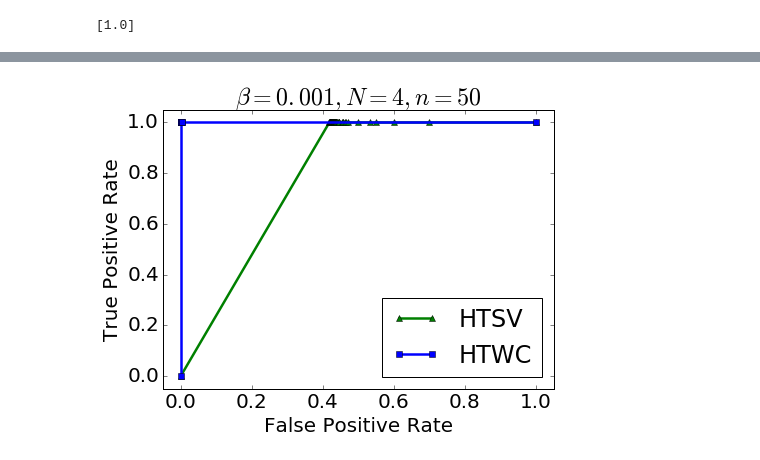
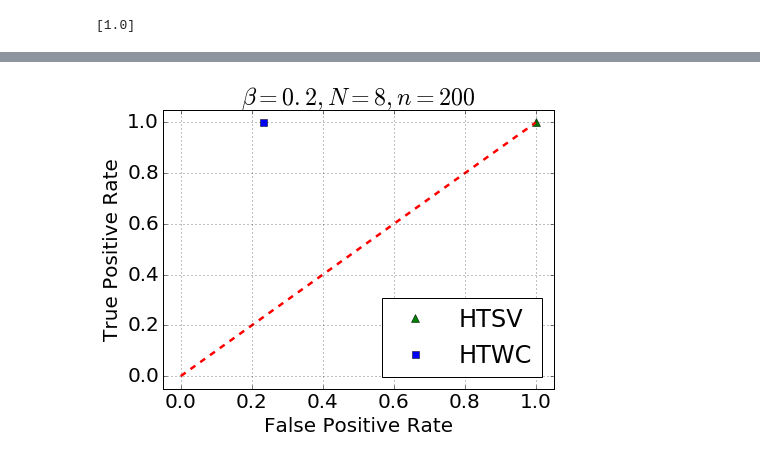
Before and after one commit to jingzbu/ROCHM, a Jupyter notebook: ROC_analysis_ordinary_Hoeffding.ipynb, the cells around one changed output, grey strips where cells are left out. Drawn from its saved outputs; the diff is of its cells as text; code cells hidden in the pictures.

```diff
--- a/ROC_analysis_ordinary_Hoeffding.ipynb
+++ b/ROC_analysis_ordinary_Hoeffding.ipynb
@@ -113,7 +139,7 @@ def count_one(x):
             s += 1
     return s, len(x) - s
 # %%
-positive_sample_len_list = range(10, 1000, 10)
+positive_sample_len_list = [int(num_test_sample/2)]
 
 TPR_wc = []
 
@@ -132,7 +158,7 @@ TPR_wc
 # %% [output]
 [1.0]
 # %%
-negative_sample_len_list = range(10, 1000, 10)
+negative_sample_len_list = [int(num_test_sample/2)]
 
 FPR_wc = []
 
@@ -171,7 +181,7 @@ range(100, 1100, 100)
 # %% [output]
 [100, 200, 300, 400, 500, 600, 700, 800, 900, 1000]
 # %%
-positive_sample_len_list = range(10, 1000, 10)
+positive_sample_len_list = [int(num_test_sample/2)]
 
 TPR_sv = []
 
@@ -190,7 +200,7 @@ TPR_sv
 # %% [output]
 [1.0]
 # %%
-negative_sample_len_list = range(10, 1000, 10)
+negative_sample_len_list = [int(num_test_sample/2)]
 
 FPR_sv = []
 
@@ -265,38 +243,42 @@ roc_sv_pts, roc_wc_pts
 # %%
 import matplotlib.pyplot as plt
 import pylab
 from pylab import *
 %matplotlib inline
+import itertools
+
+
+plt.figure(figsize=(7, 5))
 
 font = {'family' : 'normal',
         'weight' : 'normal',
         'size'   : 20}
 
-plt.figure(figsize=(7, 5))
-
 matplotlib.rc('font', **font)
 
-roc_sv, = plt.plot([0] + [roc_sv_pts[idx][0] for idx in range(len(roc_sv_pts))] + [1], \
-                   [0] + [roc_sv_pts[idx][1] for idx in range(len(roc_sv_pts))] + [1], "g-^", linewidth=2.5, \
-                   markersize=6)
-roc_wc, = plt.plot([0] + [roc_wc_pts[idx][0] for idx in range(len(roc_wc_pts))] + [1], \
-                   [0] + [roc_wc_pts[idx][1] for idx in range(len(roc_wc_pts))] + [1], "b-s", linewidth=2.5, \
-                  markersize=6)
+roc_sv, = plt.plot([roc_sv_pts[idx][0] for idx in range(len(roc_sv_pts))], \
+                   [roc_sv_pts[idx][1] for idx in range(len(roc_sv_pts))], "g^", linewidth=3.5, \
+                   markersize=8)
+roc_wc, = plt.plot([roc_wc_pts[idx][0] for idx in range(len(roc_wc_pts))], \
+                   [roc_wc_pts[idx][1] for idx in range(len(roc_wc_pts))], "bs", linewidth=3.5, \
+                   markersize=7)
 
-plt.legend([roc_sv, roc_wc], [r"HTSV", r"HTWC"], loc=4)
+plt.plot([0, 1], [0, 1], "r--", linewidth=2.5)
+
+plt.legend([roc_sv, roc_wc], [r"HTSV", r"HTWC"], loc=4, numpoints=1)
 plt.title(r"$\beta = %s, N = %s, n = %s$"%(beta_1, N, n))
 # plt.xticks(N_list)
 
 pylab.xlim(-0.05, 1.05)
 pylab.ylim(-0.05, 1.05)
 
 plt.xlabel('False Positive Rate')
 plt.ylabel('True Positive Rate')
-# plt.grid()
+plt.grid()
 
 
 savefig(data_dir + 'ROC_N_%s_n_%s.eps'%(N, n))
 
 plt.show()
 # %% [output]
-[figure, old version]
+[figure, new version]
```
Also changed, not shown: parts of 8 cells of this notebook, 1 other file.
